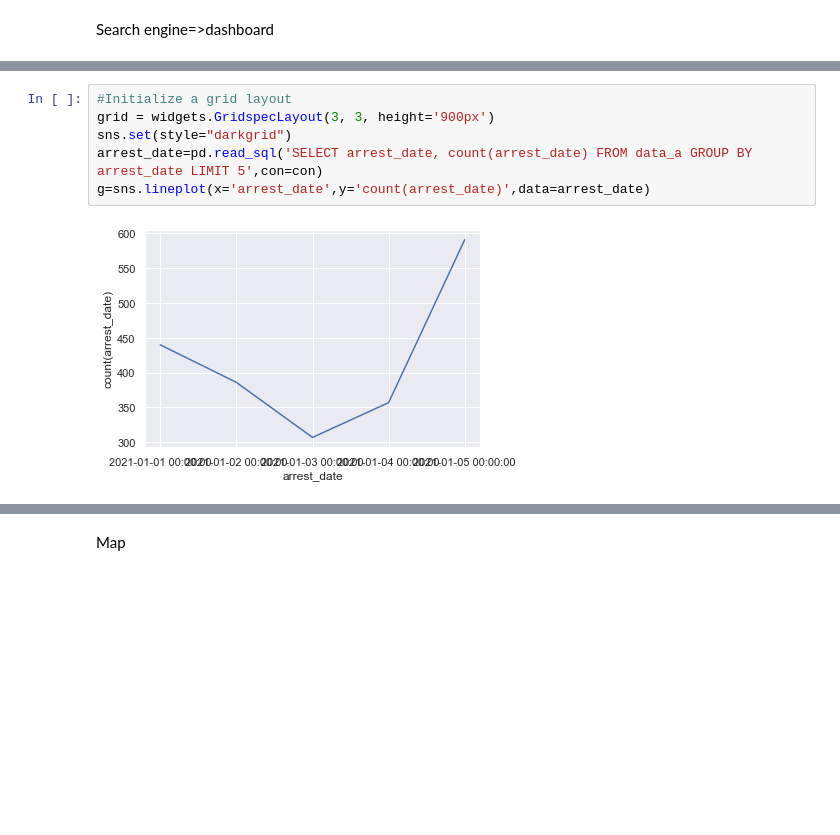
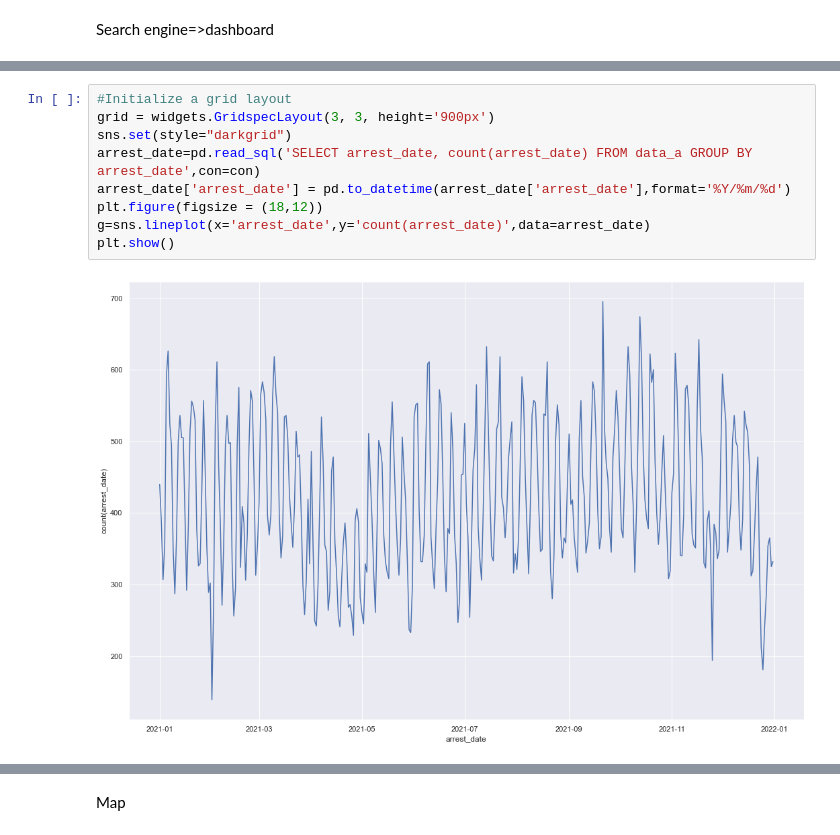
Before and after one commit to NYPDChinaOffice/DealingWithData, a Jupyter notebook: main.ipynb, the cells around one changed output, grey strips where cells are left out. Saved outputs shown, nothing was run; the diff lists cells and outputs as text; blank space fills up the shorter version.

```diff
--- a/main.ipynb
+++ b/main.ipynb
@@ -96,8 +83,11 @@ User Guide: https://docs.kepler.gl/docs/keplergl-jupyter
 # %%
 #Initialize a grid layout
 grid = widgets.GridspecLayout(3, 3, height='900px')
 sns.set(style="darkgrid")
-arrest_date=pd.read_sql('SELECT arrest_date, count(arrest_date) FROM data_a GROUP BY arrest_date LIMIT 5',con=con)
+arrest_date=pd.read_sql('SELECT arrest_date, count(arrest_date) FROM data_a GROUP BY arrest_date',con=con)
+arrest_date['arrest_date'] = pd.to_datetime(arrest_date['arrest_date'],format='%Y/%m/%d')
+plt.figure(figsize = (18,12))
 g=sns.lineplot(x='arrest_date',y='count(arrest_date)',data=arrest_date)
+plt.show()
 # %% [output]
-[figure, old version]
+[figure, new version]
```
Also changed, not shown: parts of 4 cells of this notebook.
